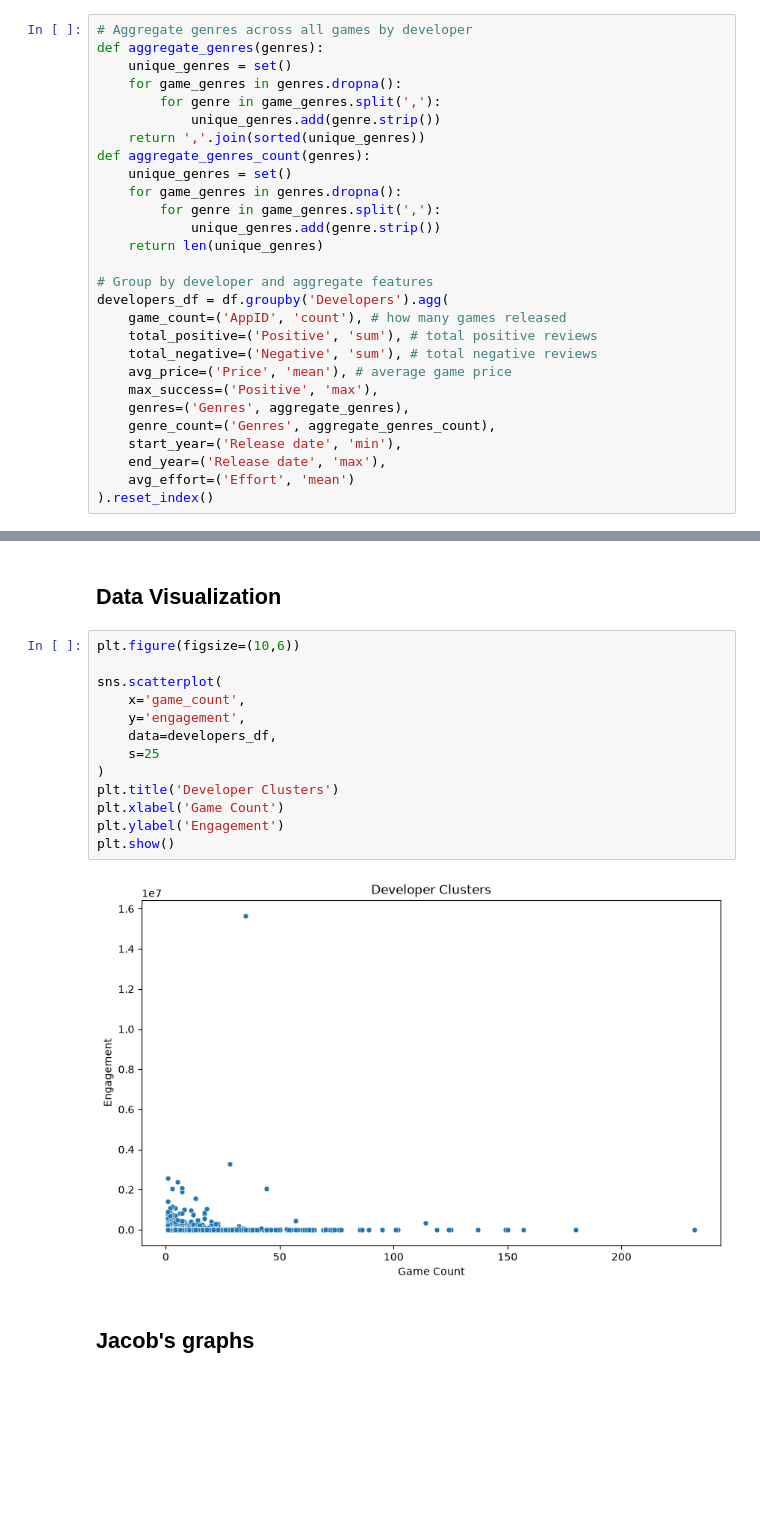
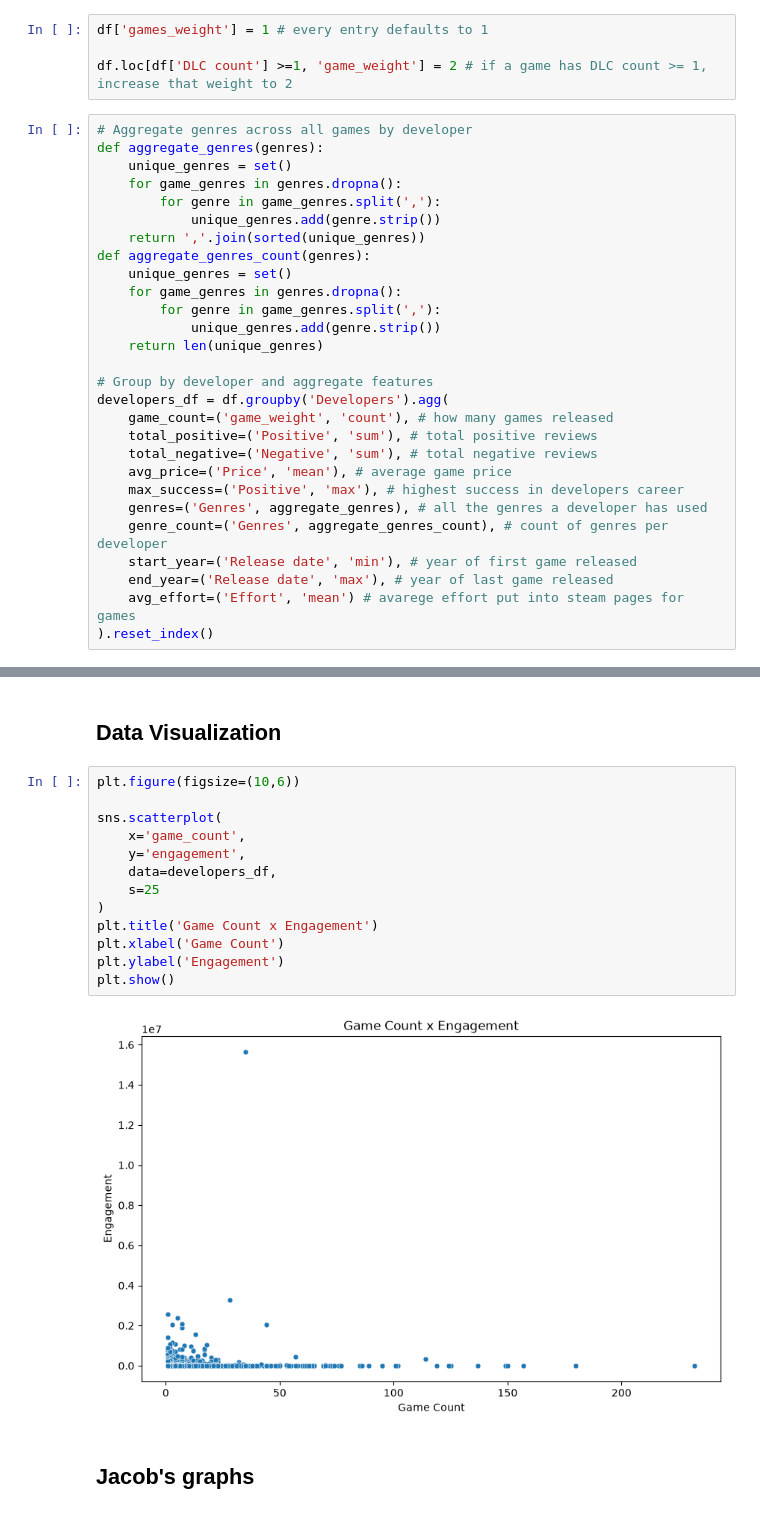
Before and after one commit to mangabe16/steam-developer-career-patterns, a Jupyter notebook: submission_copy.ipynb, the cells around one changed output, grey strips where cells are left out. Cells and saved outputs as stored; diff of their text form; blank space fills up the shorter version.

Commit message:
Renamed file, included DLC count into game_count, updated task list

```diff
--- a/submission copy.ipynb
+++ b/submission_copy.ipynb
@@ -67,3 +53,7 @@ df['Effort'] = (
+# %%
+df['games_weight'] = 1 # every entry defaults to 1
+
+df.loc[df['DLC count'] >=1, 'game_weight'] = 2 # if a game has DLC count >= 1, increase that weight to 2
 # %%
 # Aggregate genres across all games by developer
 def aggregate_genres(genres):
@@ -81,15 +71,15 @@ def aggregate_genres_count(genres):
 
 # Group by developer and aggregate features
 developers_df = df.groupby('Developers').agg(
-    game_count=('AppID', 'count'), # how many games released
+    game_count=('game_weight', 'count'), # how many games released
     total_positive=('Positive', 'sum'), # total positive reviews
     total_negative=('Negative', 'sum'), # total negative reviews
     avg_price=('Price', 'mean'), # average game price
-    max_success=('Positive', 'max'),
-    genres=('Genres', aggregate_genres),
-    genre_count=('Genres', aggregate_genres_count),
-    start_year=('Release date', 'min'),
-    end_year=('Release date', 'max'),
-    avg_effort=('Effort', 'mean')
+    max_success=('Positive', 'max'), # highest success in developers career
+    genres=('Genres', aggregate_genres), # all the genres a developer has used
+    genre_count=('Genres', aggregate_genres_count), # count of genres per developer
+    start_year=('Release date', 'min'), # year of first game released
+    end_year=('Release date', 'max'), # year of last game released
+    avg_effort=('Effort', 'mean') # avarege effort put into steam pages for games
 ).reset_index()
 # %%
@@ -163,18 +155,18 @@ np.int64(0)
 # %%
 plt.figure(figsize=(10,6))
 
 sns.scatterplot(
     x='game_count',
     y='engagement',
     data=developers_df,
     s=25
 )
-plt.title('Developer Clusters')
+plt.title('Game Count x Engagement')
 plt.xlabel('Game Count')
 plt.ylabel('Engagement')
 plt.show()
 # %% [output]
-[figure, old version]
+[figure, new version]
 # %% [markdown]
 ## Jacob's graphs
 # %%
```
Also changed, not shown: parts of 57 cells of this notebook, 1 other file.
